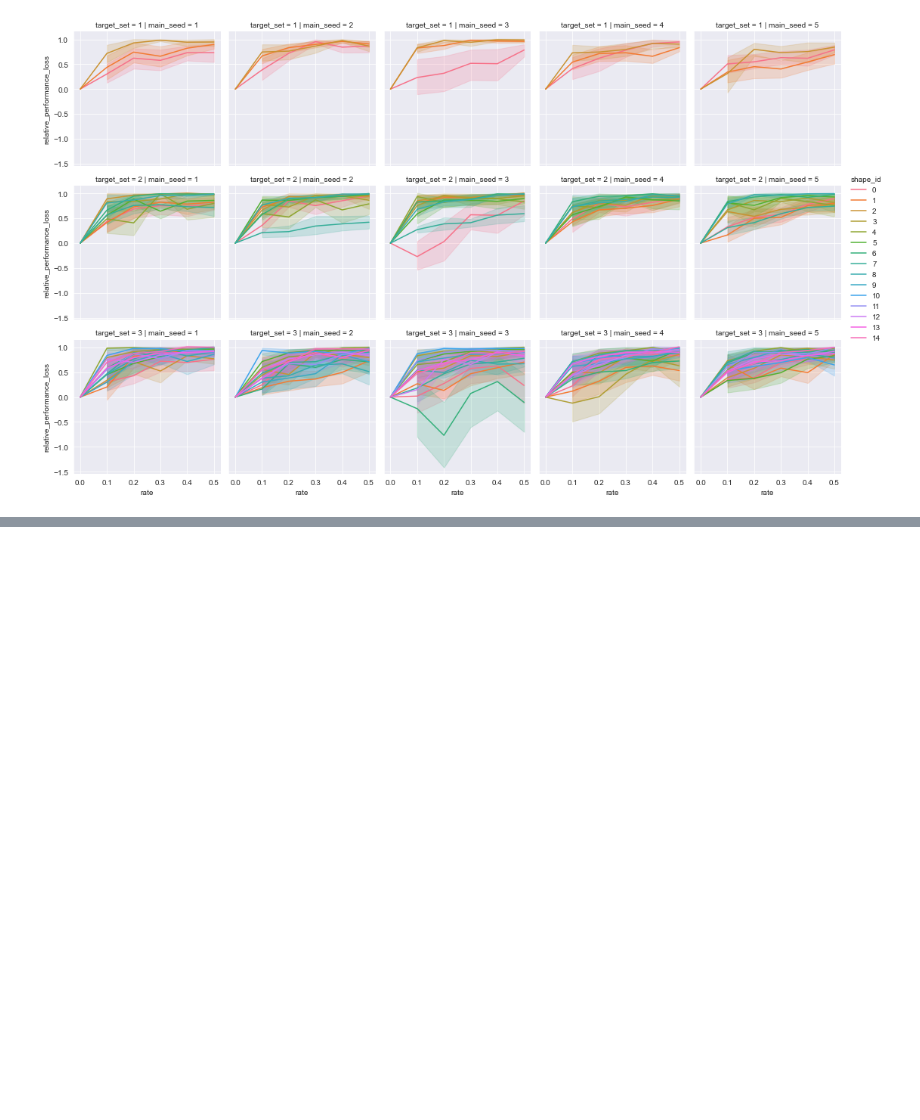
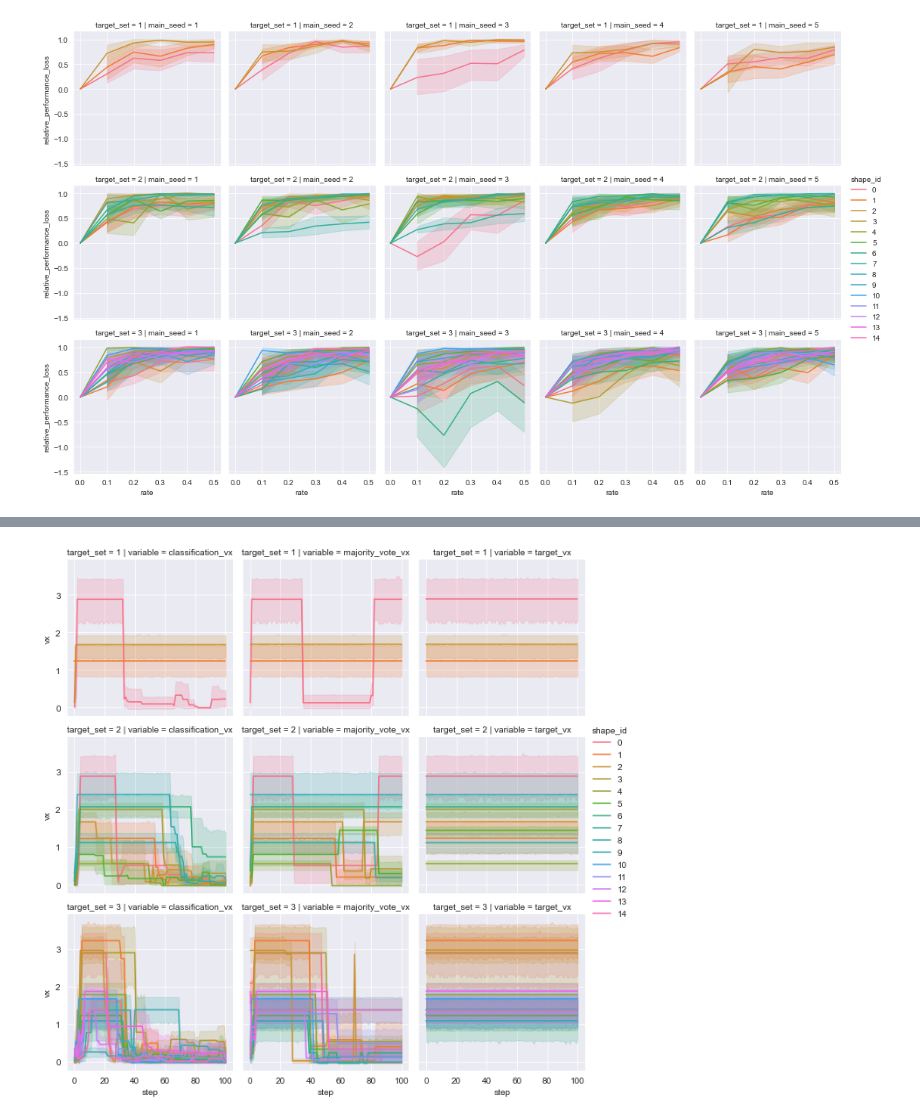
Before and after one commit to giorgia-nadizar/nca-vsr-classification, a Jupyter notebook: vsrs/performance_analysis.ipynb, the cells around one changed output, grey strips where cells are left out. Drawn from its saved outputs; the diff is of its cells as text; code cells hidden in the pictures; blank space fills up the shorter version.

```diff
--- a/vsrs/performance_analysis.ipynb
+++ b/vsrs/performance_analysis.ipynb
@@ -53,0 +61,8 @@ plt.show()
+# %%
+ground_truth_df = cross_seed_df.copy()
+ground_truth_df = ground_truth_df[ground_truth_df["rate"] == 0]
+ground_truth_df = ground_truth_df[["target_set", "shape_id", "vx", "main_seed"]]
+ground_truth_df.rename(columns={"main_seed": "seed", "vx": "target_vx"}, inplace=True)
+ground_truth_df.reset_index(inplace=True)
+ground_truth_df.drop(columns=["index"], inplace=True)
+ground_truth_df.head()
@@ -53,0 +76,9 @@ plt.show()
+# %%
+class_df = pd.read_csv("classification_velocities.csv")
+class_df = pd.merge(class_df, ground_truth_df, how="left", on=["target_set", "shape_id", "seed"])
+class_df = class_df[class_df.target_set != 4]
+class_df_long = pd.melt(class_df.reset_index(),
+                        id_vars=["target_set", "shape_id", "step", "accuracy", "majority_vote", "seed"],
+                        value_vars=["classification_vx", "majority_vote_vx", "target_vx"])
+class_df_long.rename(columns={"value": "vx"}, inplace=True)
+class_df_long.head()
@@ -53,0 +92,7 @@ plt.show()
+# %%
+g = sns.FacetGrid(class_df_long, row="target_set", col="variable", hue="shape_id")
+g.map_dataframe(sns.lineplot, x="step", y="vx")
+g.add_legend()
+plt.show()
+# %% [output]
+[figure, added]
```
Also changed, not shown: parts of 5 cells of this notebook, 1 other file.
